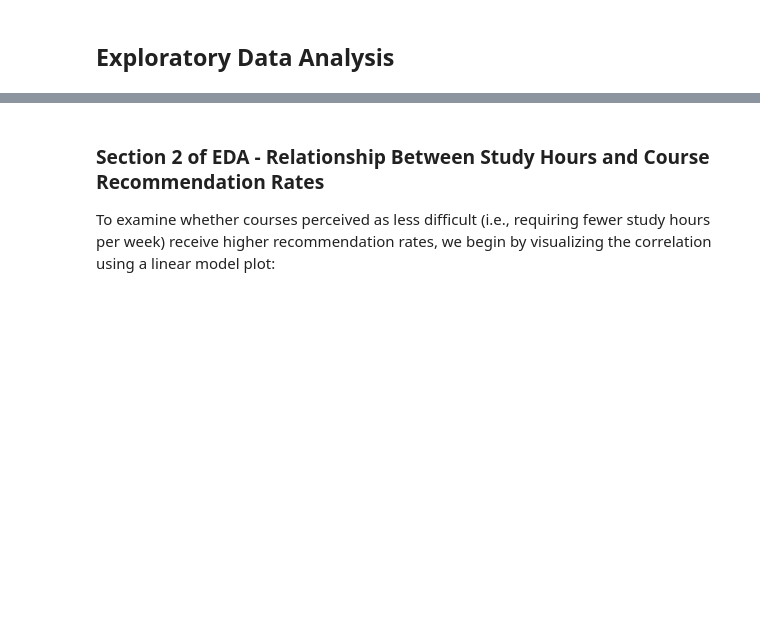
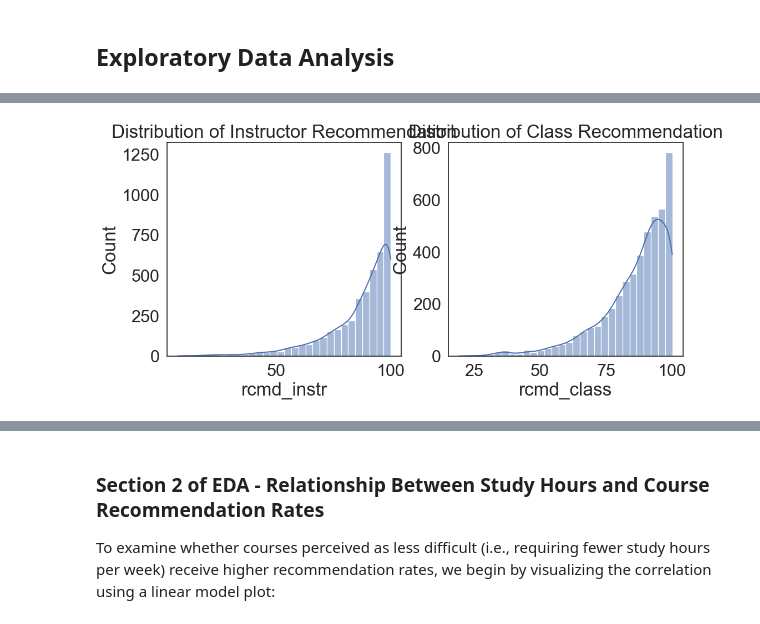
Before and after one commit to EllaW9/ucsd-stem-course-sentiment-study, a Jupyter notebook: EDACheckpoint_Group047_WI25.ipynb, the cells around one changed output, grey strips where cells are left out. Saved outputs shown, nothing was run; the diff lists cells and outputs as text; code cells hidden in the pictures; blank space fills up the shorter version.

```diff
--- a/EDACheckpoint_Group047_WI25.ipynb
+++ b/EDACheckpoint_Group047_WI25.ipynb
@@ -190,0 +277,12 @@ See the caveats in the documentation: https://pandas.pydata.org/pandas-docs/stab
+# %%
+# Distribution of instructor and class recommendations
+fig, ax = plt.subplots(1, 2, figsize=(12, 5))
+sns.histplot(df["rcmd_instr"], bins=30, kde=True, ax=ax[0])
+ax[0].set_title("Distribution of Instructor Recommendation")
+
+sns.histplot(df["rcmd_class"], bins=30, kde=True, ax=ax[1])
+ax[1].set_title("Distribution of Class Recommendation")
+
+plt.show()
+# %% [output]
+[figure, added]
```
Also changed, not shown: parts of 10 cells of this notebook.
